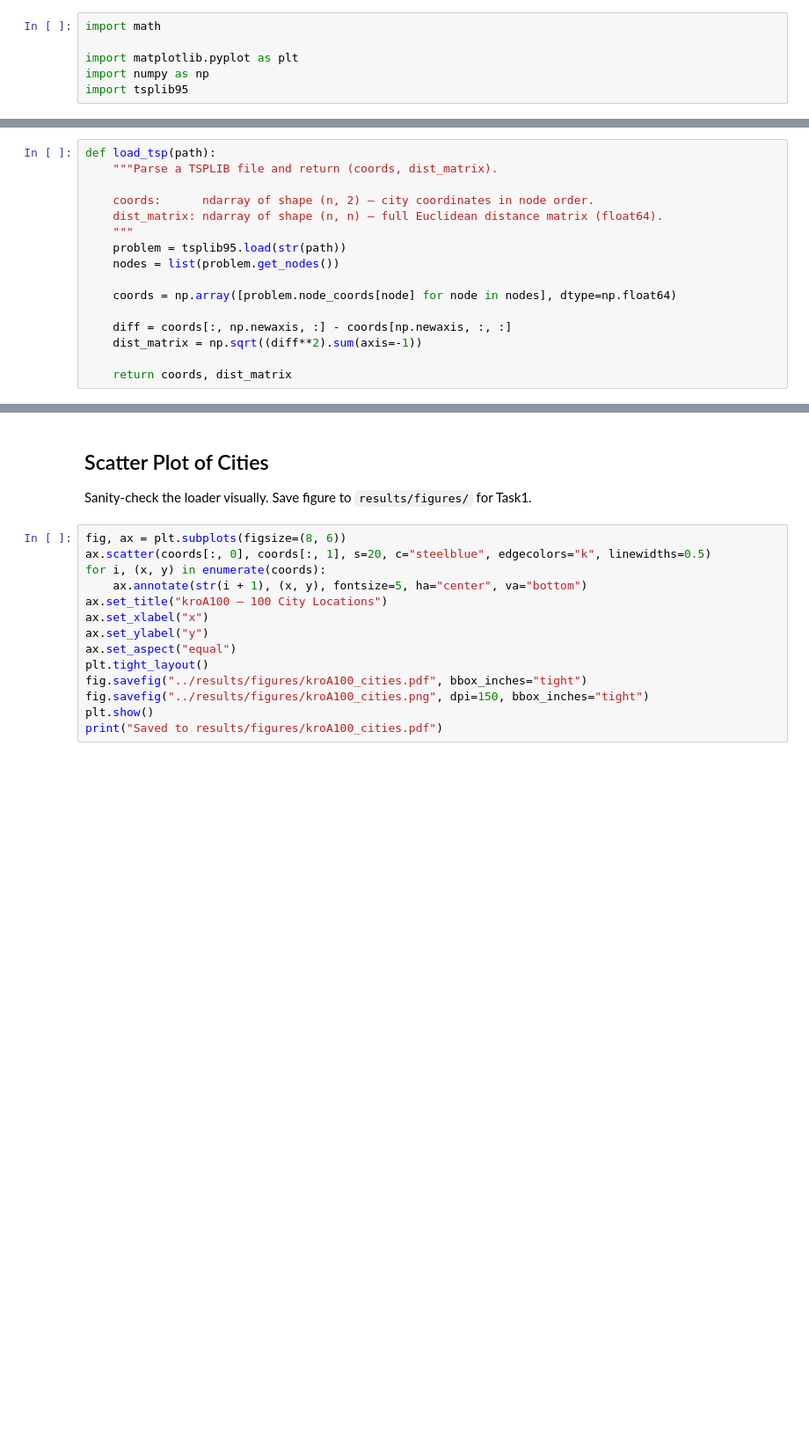
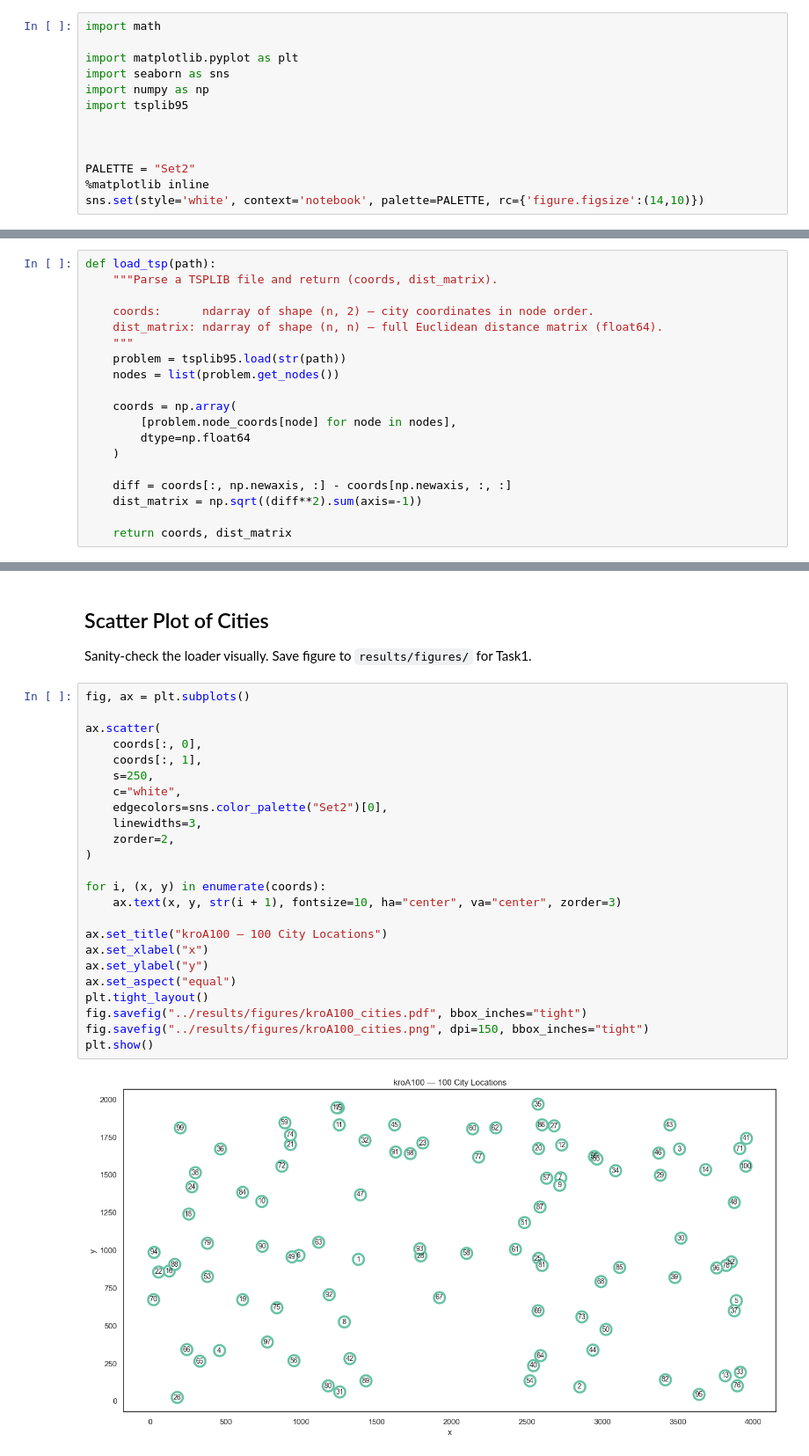
Before and after one commit to ridzuan5757/tc6544-project-2, a Jupyter notebook: notebooks/04_instance_loader.ipynb, the cells around one changed output, grey strips where cells are left out. Shown at 88% size. Drawn from its saved outputs; the diff is of its cells as text; blank space fills up the shorter version.

```diff
--- a/notebooks/04_instance_loader.ipynb
+++ b/notebooks/04_instance_loader.ipynb
@@ -9,5 +9,12 @@ Parse the chosen TSPLIB file, return `(coords, dist_matrix)`. Verify dimensions
 import math
 
 import matplotlib.pyplot as plt
+import seaborn as sns
 import numpy as np
 import tsplib95
+
+
+
+PALETTE = "Set2"
+%matplotlib inline
+sns.set(style='white', context='notebook', palette=PALETTE, rc={'figure.figsize':(14,10)})
@@ -23,7 +32,10 @@ def load_tsp(path):
     problem = tsplib95.load(str(path))
     nodes = list(problem.get_nodes())
 
-    coords = np.array([problem.node_coords[node] for node in nodes], dtype=np.float64)
+    coords = np.array(
+        [problem.node_coords[node] for node in nodes],
+        dtype=np.float64
+    )
 
     diff = coords[:, np.newaxis, :] - coords[np.newaxis, :, :]
     dist_matrix = np.sqrt((diff**2).sum(axis=-1))
@@ -74,16 +104,28 @@ print("\nkroA100 loaded and verified.")
 
 Sanity-check the loader visually. Save figure to `results/figures/` for Task1.
 # %%
-fig, ax = plt.subplots(figsize=(8, 6))
-ax.scatter(coords[:, 0], coords[:, 1], s=20, c="steelblue", edgecolors="k", linewidths=0.5)
+fig, ax = plt.subplots()
+
+ax.scatter(
+    coords[:, 0],
+    coords[:, 1],
+    s=250,
+    c="white",
+    edgecolors=sns.color_palette("Set2")[0],
+    linewidths=3,
+    zorder=2,
+)
+
 for i, (x, y) in enumerate(coords):
-    ax.annotate(str(i + 1), (x, y), fontsize=5, ha="center", va="bottom")
+    ax.text(x, y, str(i + 1), fontsize=10, ha="center", va="center", zorder=3)
+
 ax.set_title("kroA100 — 100 City Locations")
 ax.set_xlabel("x")
 ax.set_ylabel("y")
 ax.set_aspect("equal")
 plt.tight_layout()
 fig.savefig("../results/figures/kroA100_cities.pdf", bbox_inches="tight")
 fig.savefig("../results/figures/kroA100_cities.png", dpi=150, bbox_inches="tight")
 plt.show()
-print("Saved to results/figures/kroA100_cities.pdf")
+# %% [output]
+[figure, added]
```
Also changed, not shown: parts of 6 cells of this notebook, 2 other files.
